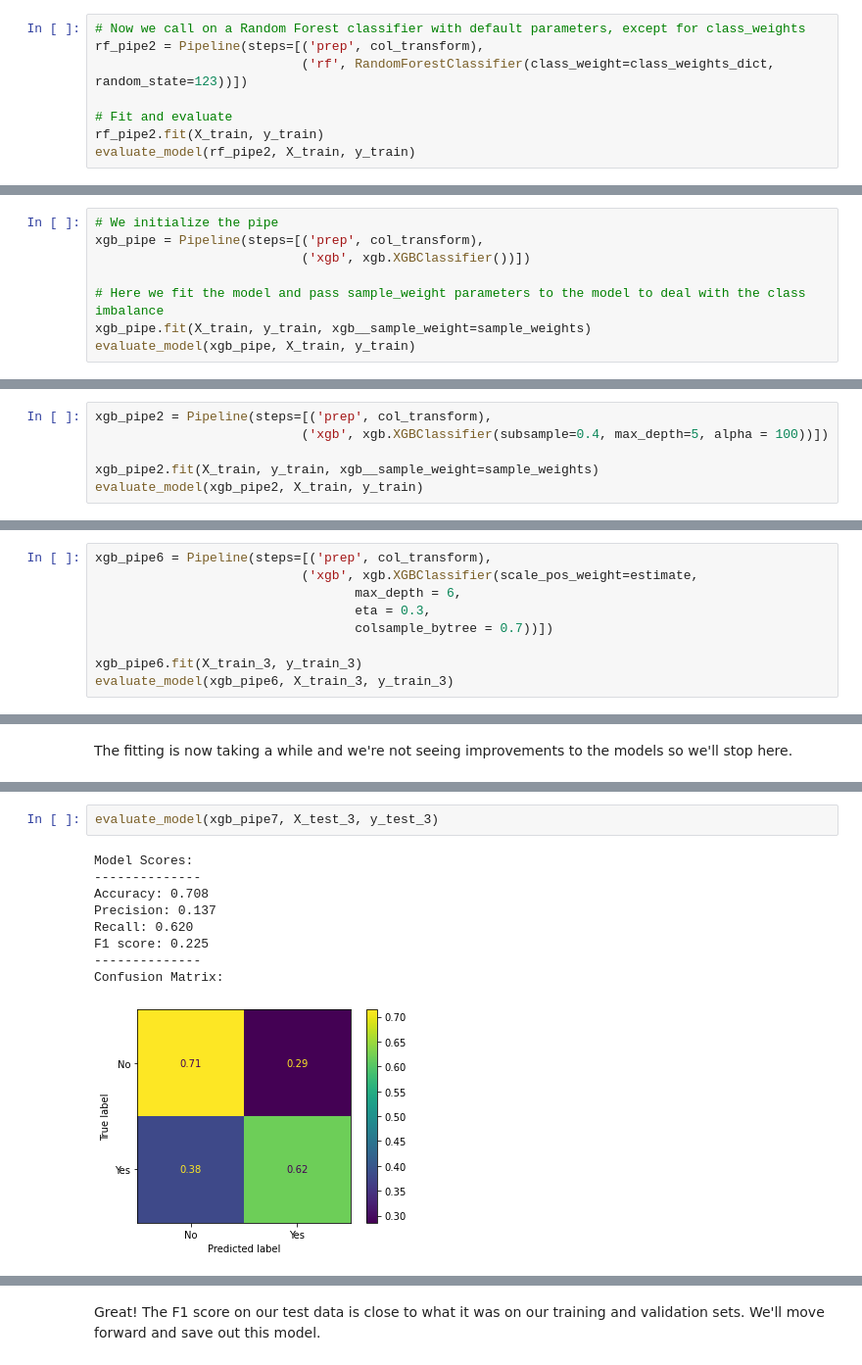
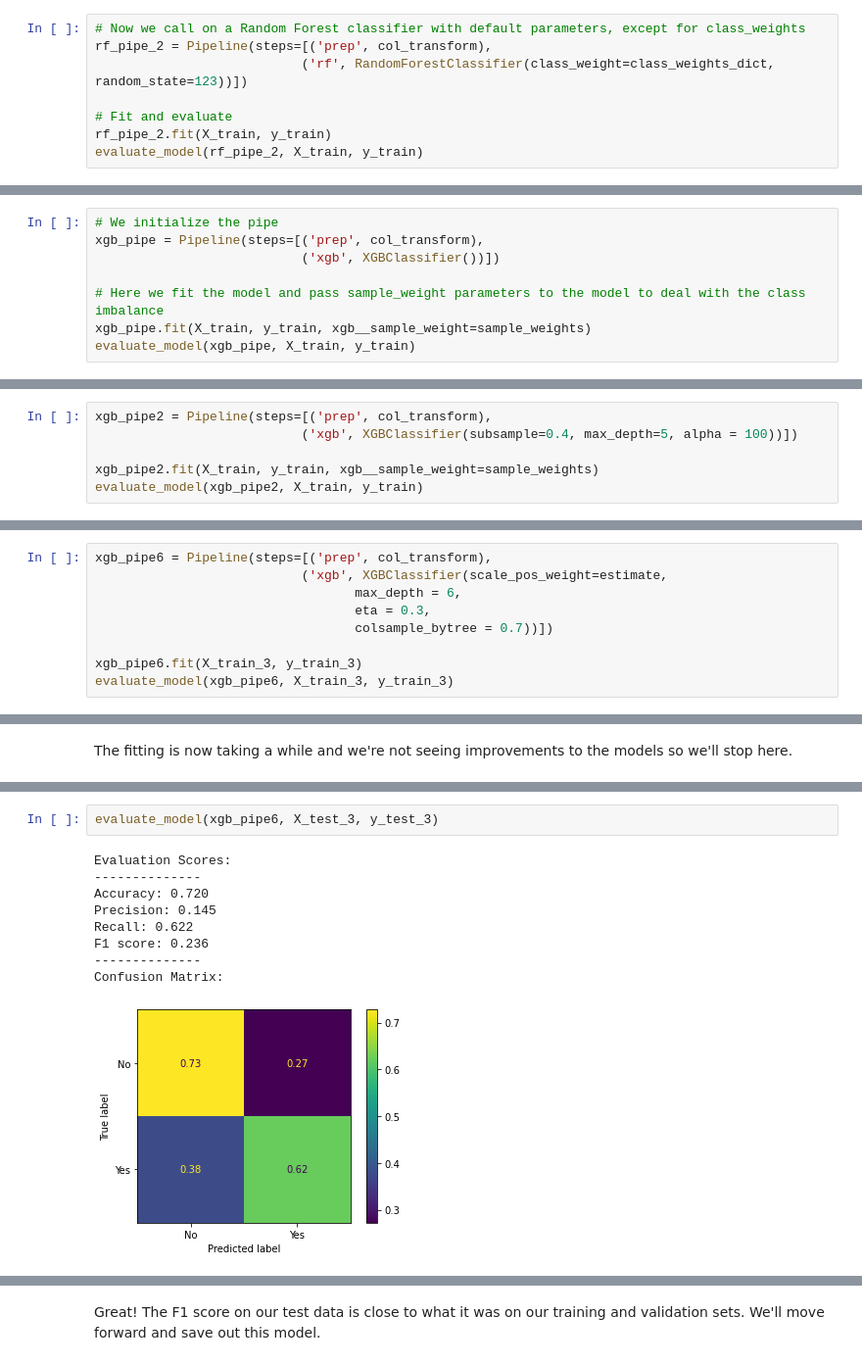
Before and after one commit to robertharrow/detecting-severe-flight-delays, a Jupyter notebook: 2. Modeling.ipynb, the cells around one changed output, grey strips where cells are left out. Shown at 98% size. Cells and saved outputs as stored; diff of their text form.

```diff
--- a/2. Modeling.ipynb
+++ b/2. Modeling.ipynb
@@ -409,9 +497,9 @@ Like with Logistic Regression, when we don't introudce class weights the model s
 # %%
 # Now we call on a Random Forest classifier with default parameters, except for class_weights
-rf_pipe2 = Pipeline(steps=[('prep', col_transform),
+rf_pipe_2 = Pipeline(steps=[('prep', col_transform),
                            ('rf', RandomForestClassifier(class_weight=class_weights_dict, random_state=123))])
 
 # Fit and evaluate
-rf_pipe2.fit(X_train, y_train)
-evaluate_model(rf_pipe2, X_train, y_train)
+rf_pipe_2.fit(X_train, y_train)
+evaluate_model(rf_pipe_2, X_train, y_train)
 # %% [output]
@@ -482,7 +606,7 @@ But first, like before, we'll just start by running it with default parameters (
 # %%
 # We initialize the pipe
 xgb_pipe = Pipeline(steps=[('prep', col_transform),
-                           ('xgb', xgb.XGBClassifier())])
+                           ('xgb', XGBClassifier())])
 
 # Here we fit the model and pass sample_weight parameters to the model to deal with the class imbalance
 xgb_pipe.fit(X_train, y_train, xgb__sample_weight=sample_weights)
@@ -515,6 +657,6 @@ The training set was our best one so far, but it's clearly overfitting given the
 # %%
 xgb_pipe2 = Pipeline(steps=[('prep', col_transform),
-                           ('xgb', xgb.XGBClassifier(subsample=0.4, max_depth=5, alpha = 100))])
+                           ('xgb', XGBClassifier(subsample=0.4, max_depth=5, alpha = 100))])
 
 xgb_pipe2.fit(X_train, y_train, xgb__sample_weight=sample_weights)
 evaluate_model(xgb_pipe2, X_train, y_train)
@@ -683,7 +897,7 @@ X_valid_3, X_test_3, y_valid_3, y_test_3 = train_test_split(X_rem_3,y_rem_3, tes
 And now we fit the new sample.
 # %%
 xgb_pipe6 = Pipeline(steps=[('prep', col_transform),
-                           ('xgb', xgb.XGBClassifier(scale_pos_weight=estimate,
+                           ('xgb', XGBClassifier(scale_pos_weight=estimate,
                                   max_depth = 6,
                                   eta = 0.3,
                                   colsample_bytree = 0.7))])
@@ -831,12 +1119,12 @@ The fitting is now taking a while and we're not seeing improvements to the model
 # %%
-evaluate_model(xgb_pipe7, X_test_3, y_test_3)
+evaluate_model(xgb_pipe6, X_test_3, y_test_3)
 # %% [output]
-Model Scores:
+Evaluation Scores:
 --------------
-Accuracy: 0.708
-Precision: 0.137
-Recall: 0.620
-F1 score: 0.225
+Accuracy: 0.720
+Precision: 0.145
+Recall: 0.622
+F1 score: 0.236
 --------------
 Confusion Matrix:
-[figure, old version]
+[figure, new version]
```
Also changed, not shown: parts of 61 cells of this notebook, 12 other files.
